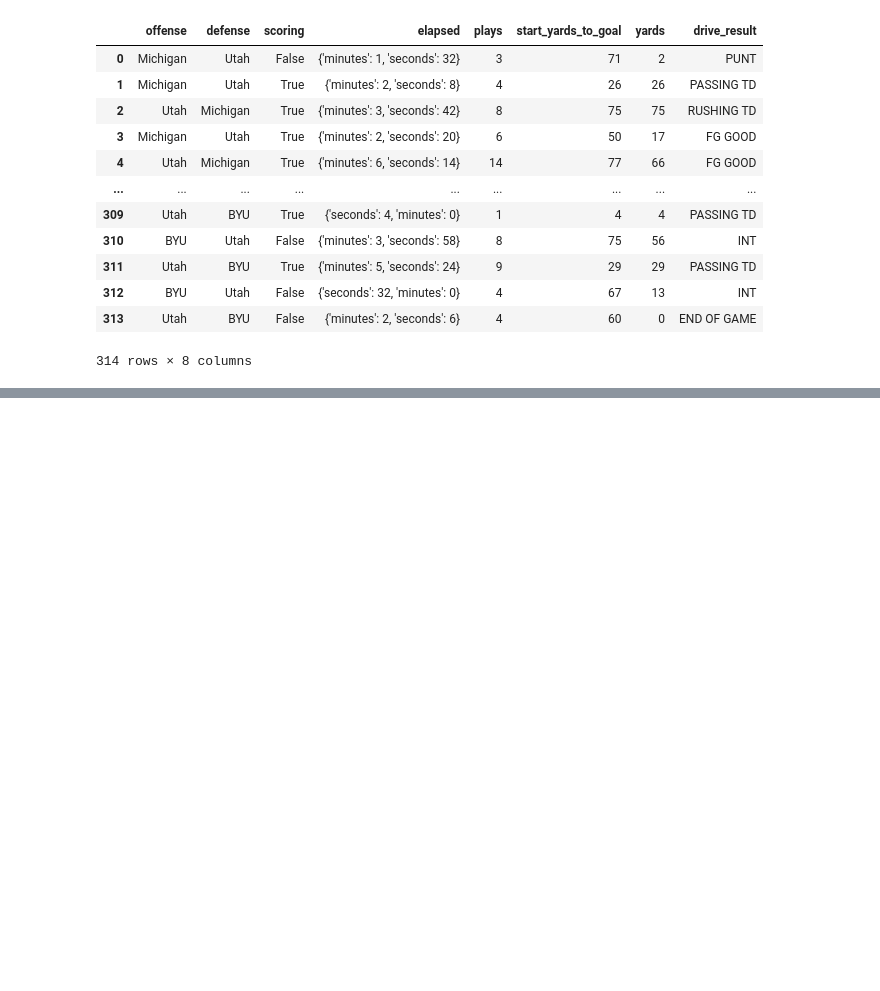
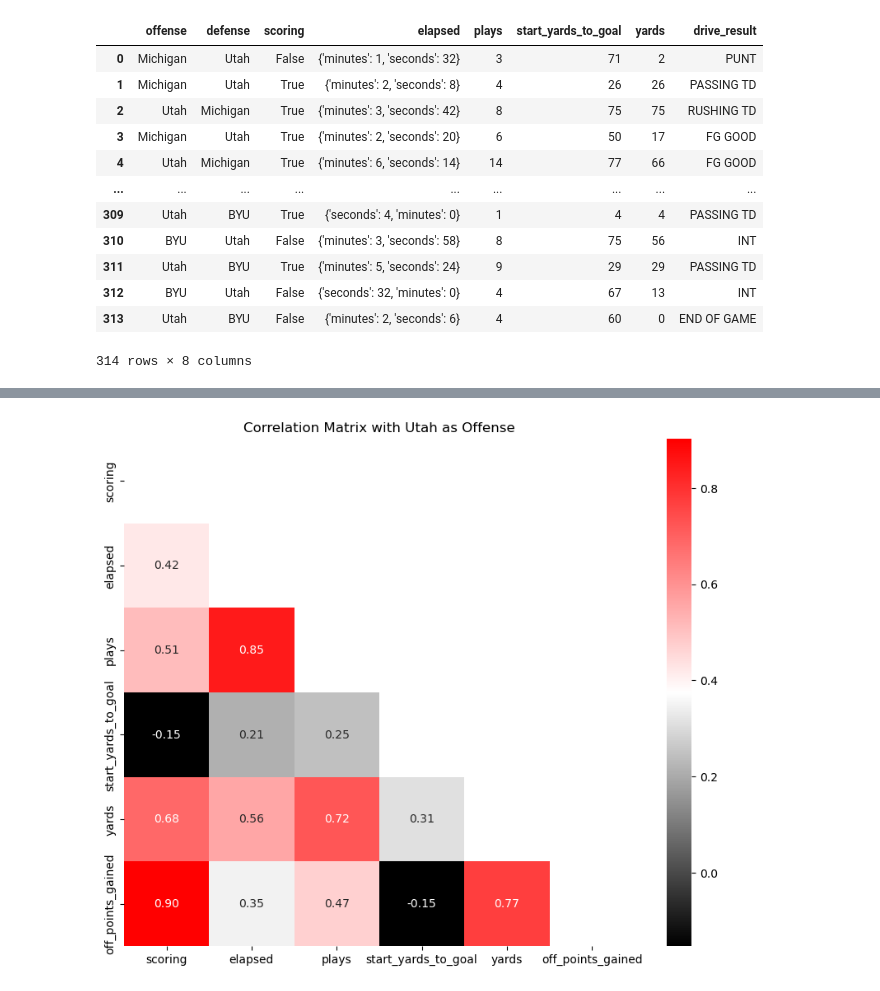
Before and after one commit to hsanders-07/post_2_code, a Jupyter notebook: scraper.ipynb, the cells around one changed output, grey strips where cells are left out. Drawn from its saved outputs; the diff is of its cells as text; code cells hidden in the pictures; blank space fills up the shorter version.

```diff
--- a/scraper.ipynb
+++ b/scraper.ipynb
@@ -53,3 +53,18 @@ df[columns_wanted]
 | 312 | BYU | Utah | False | {'seconds': 32, 'minutes': 0} | 4 | 67 | 13 | INT |
 | 313 | Utah | BYU | False | {'minutes': 2, 'seconds': 6} | 4 | 60 | 0 | END OF GAME |
 314 rows × 8 columns
+# %%
+df_to_use = df[columns_wanted].copy()
+# Filter out rows with specific values in 'drive_result due to misleading data'
+df_to_use= df_to_use[~df_to_use['drive_result'].isin(['INT RETURN TOUCH', 'FUMBLE RETURN TD', 'Uncategorized'])]
+
+
+# Create the 'points' column in the copied DataFrame
+df_to_use['off_points_gained'] = df_to_use['drive_result'].apply(lambda x: -2 if 'SF' in x
+                                                      else 3 if 'GOOD' in x
+                                                      else 6 if 'TD' in x
+                                                      else 0)
+# Replace True/False with Binary response (1 = True, 0 = False)
+df_to_use['scoring'] = df_to_use['scoring'].astype(int)
+# Convert 'elapsed' column to decimal minutes
+df_to_use['elapsed'] = df_to_use['elapsed'].apply(lambda x: x['minutes'] + x['seconds'] / 60)
@@ -55,0 +99,27 @@ df[columns_wanted]
+# %%
+# Filter rows where 'offense' is 'Utah' and then select numeric columns
+numeric_df = df_to_use[df_to_use['offense'] == 'Utah'].select_dtypes(include=['number'])
+
+# Calculate the correlation matrix
+correlation_matrix = numeric_df.corr()
+
+import seaborn as sns
+import matplotlib.pyplot as plt
+import numpy as np
+from matplotlib.colors import LinearSegmentedColormap
+
+# Create a custom colormap
+cmap = LinearSegmentedColormap.from_list(
+    "custom_cmap", [(0, "black"), (0.5, "white"), (1, "red")]
+)
+
+# Create a mask for the upper triangle
+mask = np.triu(np.ones_like(correlation_matrix, dtype=bool))
+
+# Plot the heatmap with the custom colormap and mask
+plt.figure(figsize=(10, 8))
+sns.heatmap(correlation_matrix, annot=True, mask=mask, cmap=cmap, fmt=".2f")
+plt.title("Correlation Matrix with Utah as Offense")
+plt.show()
+# %% [output]
+[figure, added]
```
Also changed, not shown: parts of 11 cells of this notebook.
